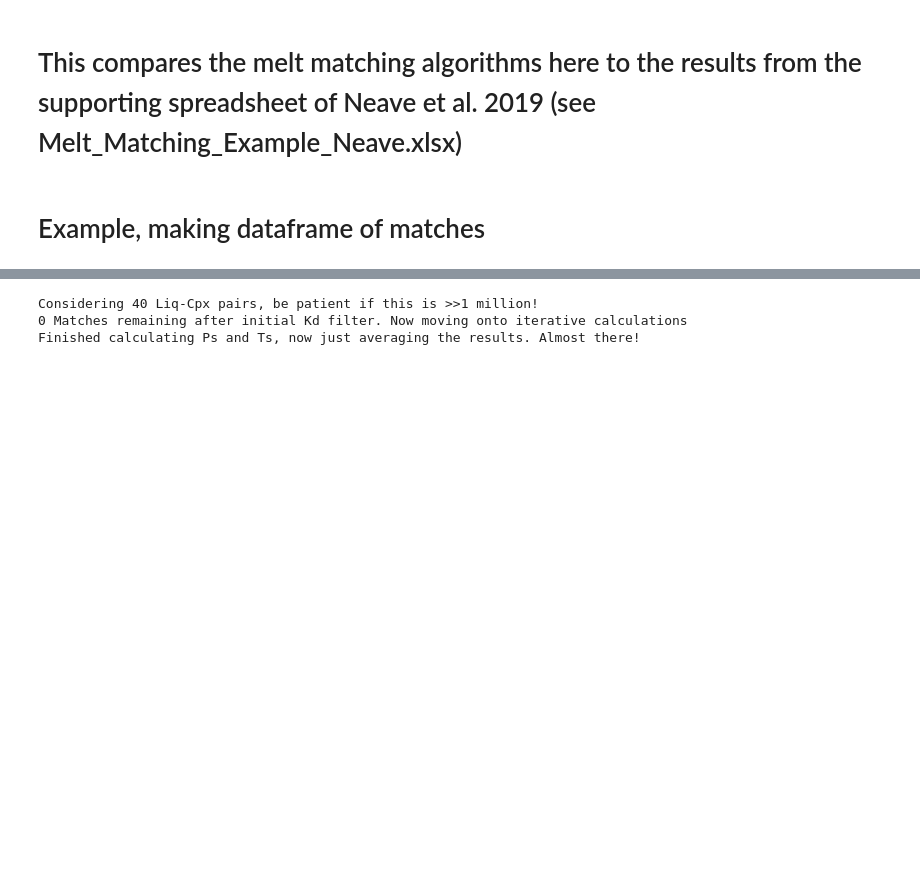
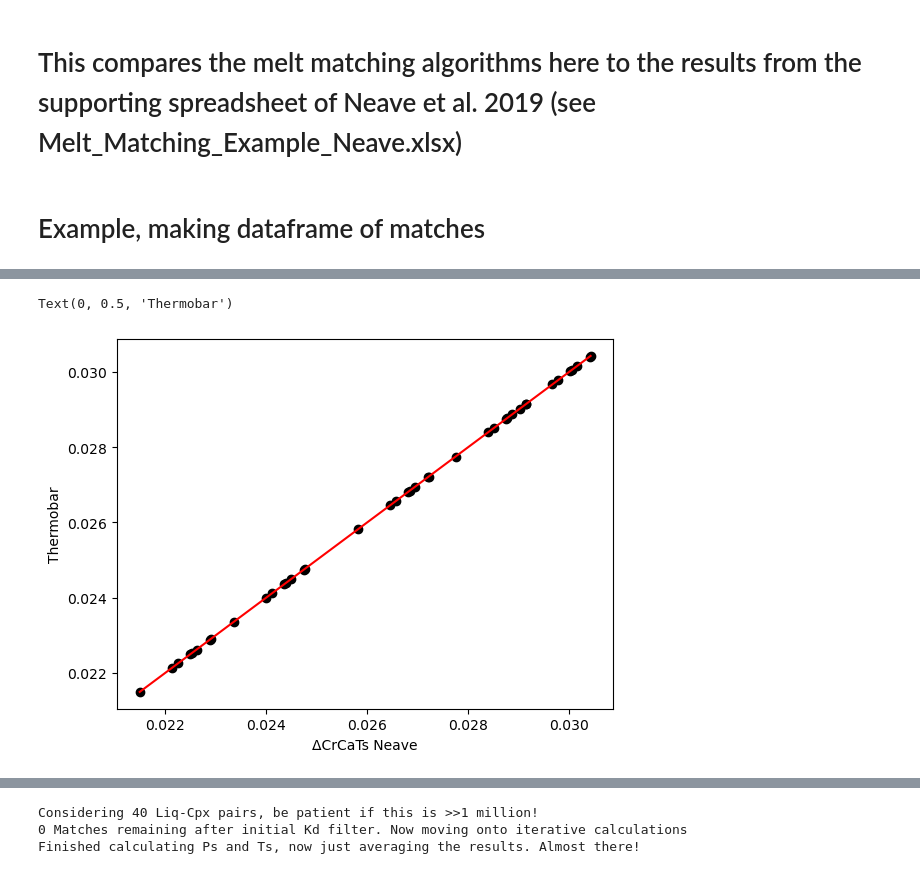
Before and after one commit to PennyWieser/Thermobar, a Jupyter notebook: Benchmarking/clinopyroxene/Final_Versions/Melt_Matching_Benchmark_toNeave.ipynb, the cells around one changed output, grey strips where cells are left out. Saved outputs shown, nothing was run; the diff lists cells and outputs as text; code cells hidden in the pictures; blank space fills up the shorter version.

```diff
--- a/Benchmarking/clinopyroxene/Final_Versions/Melt_Matching_Benchmark_toNeave.ipynb
+++ b/Benchmarking/clinopyroxene/Final_Versions/Melt_Matching_Benchmark_toNeave.ipynb
@@ -25,0 +72,12 @@ Done!
+# %%
+
+test='ΔCrCaTs'
+plt.plot(All['Delta_CrCaTs_Put1999'], NT[test], 'ok')
+plt.plot([min(NT[test]), max(NT[test])],
+          [min(NT[test]), max(NT[test])],
+           '-r')
+plt.xlabel(test + ' Neave')
+plt.ylabel('Thermobar')
+# %% [output]
+Text(0, 0.5, 'Thermobar')
+[figure, added]
```
Also changed, not shown: parts of 9 cells of this notebook, 3 other files.
